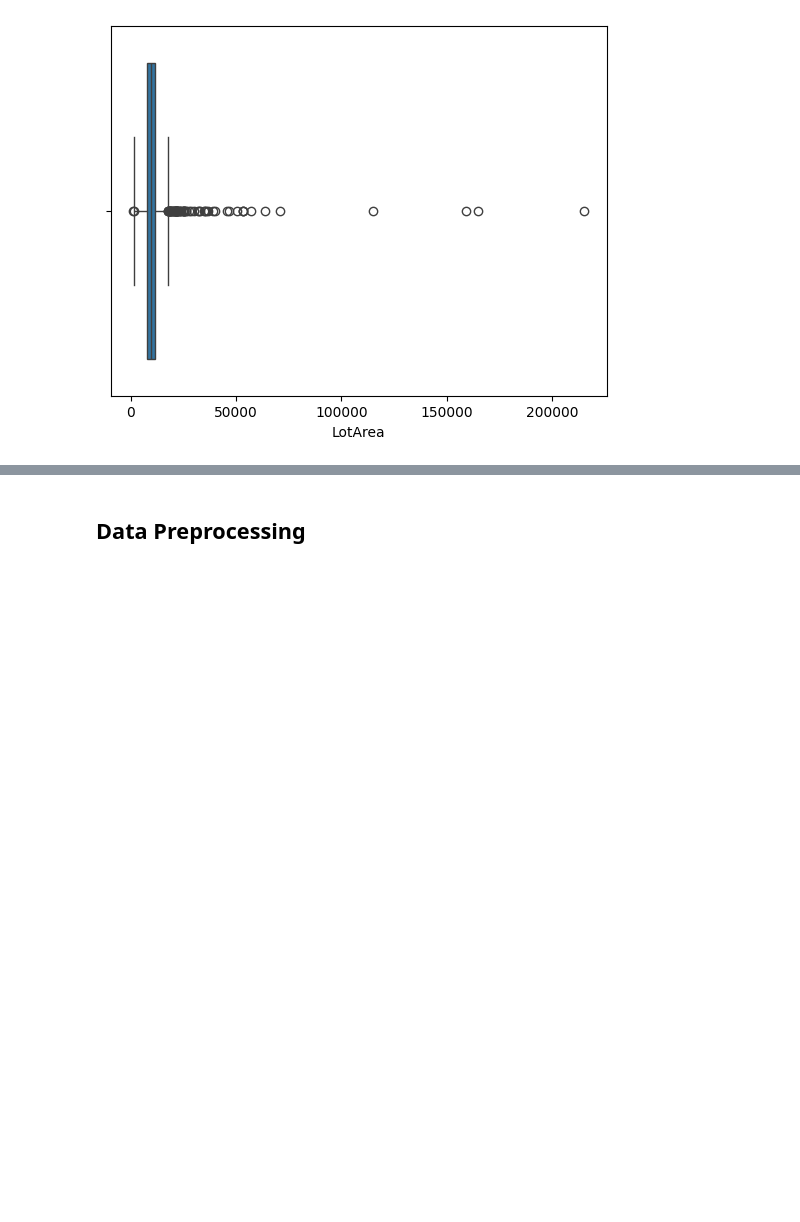
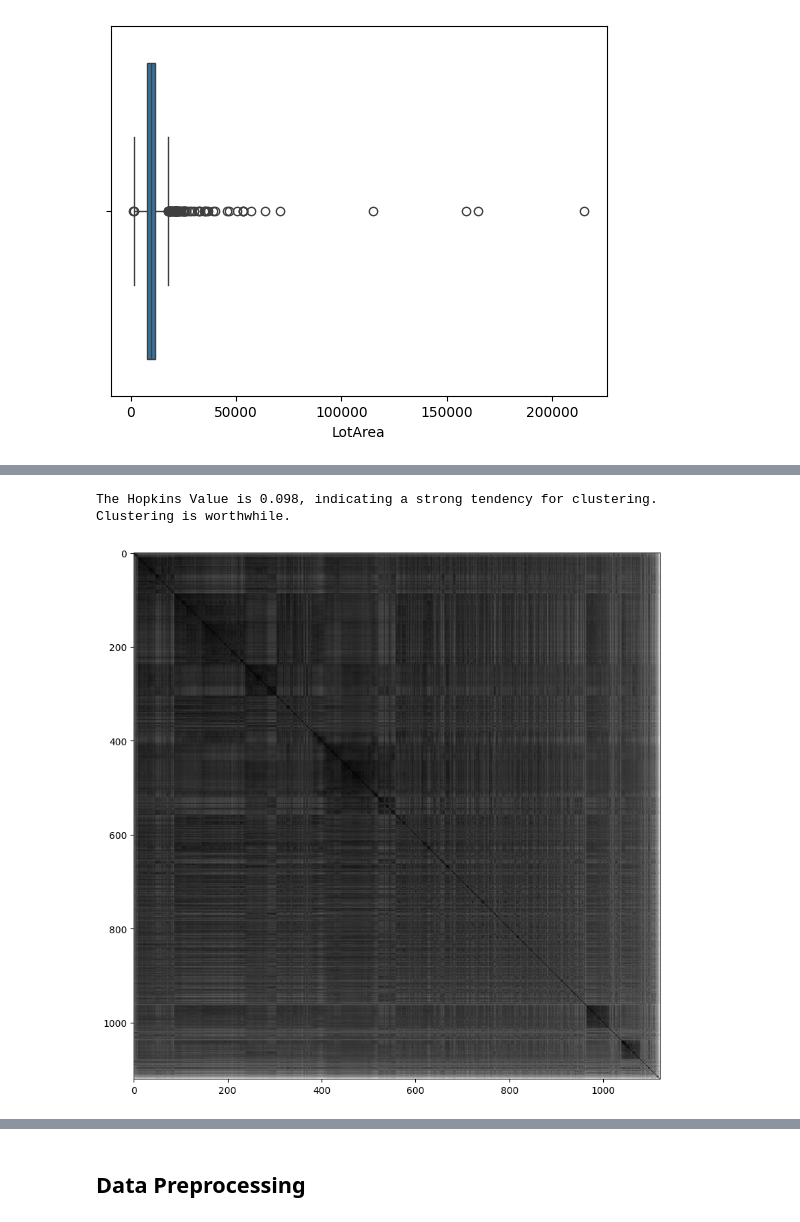
Before and after one commit to MelissaPerez09/HT03-DataMining, a Jupyter notebook: linearReg_Model.ipynb, the cells around one changed output, grey strips where cells are left out. Drawn from its saved outputs; the diff is of its cells as text; code cells hidden in the pictures; blank space fills up the shorter version.

Commit message:
feat: Clustering

```diff
--- a/linearReg_Model.ipynb
+++ b/linearReg_Model.ipynb
@@ -274,0 +280,4 @@ plt.show()
+# %%
+clusterDf = df.select_dtypes(include=[np.number])
+clusterDf = clusterDf.loc[:, ~clusterDf.columns.isin(['Id', 'MSSubClass', 'YearBuilt', 'YearRemodAdd', 'YrSold', 'OverallQual', 'OverallCond', 'MiscVal', 'MoSold'])].dropna()
+clusterDf
@@ -274,0 +298,23 @@ plt.show()
+# %%
+# Data normalization
+# Scale the data to have zero mean and unit variance along each feature.
+scaledDf = scale(np.array(clusterDf))
+# %%
+import pyclustertend
+# Calculate the Hopkins statistic to assess the clustering tendency of the data.
+hopkinsValue = pyclustertend.hopkins(scaledDf, len(scaledDf))
+
+# Determine if clustering is worthwhile based on the Hopkins statistic.
+if hopkinsValue < 0.5:
+    print(f"The Hopkins Value is {hopkinsValue:.3f}, indicating a strong tendency for clustering.")
+    print("Clustering is worthwhile.")
+else:
+    print(f"The Hopkins Value is {hopkinsValue:.3f}, indicating little clustering tendency.")
+    print("Clustering may not be meaningful for this dataset.")
+# %% [output]
+The Hopkins Value is 0.098, indicating a strong tendency for clustering.
+Clustering is worthwhile.
+# %%
+pyclustertend.vat(scaledDf)
+# %% [output]
+[figure, added]
```
Also changed, not shown: parts of 11 cells of this notebook.
